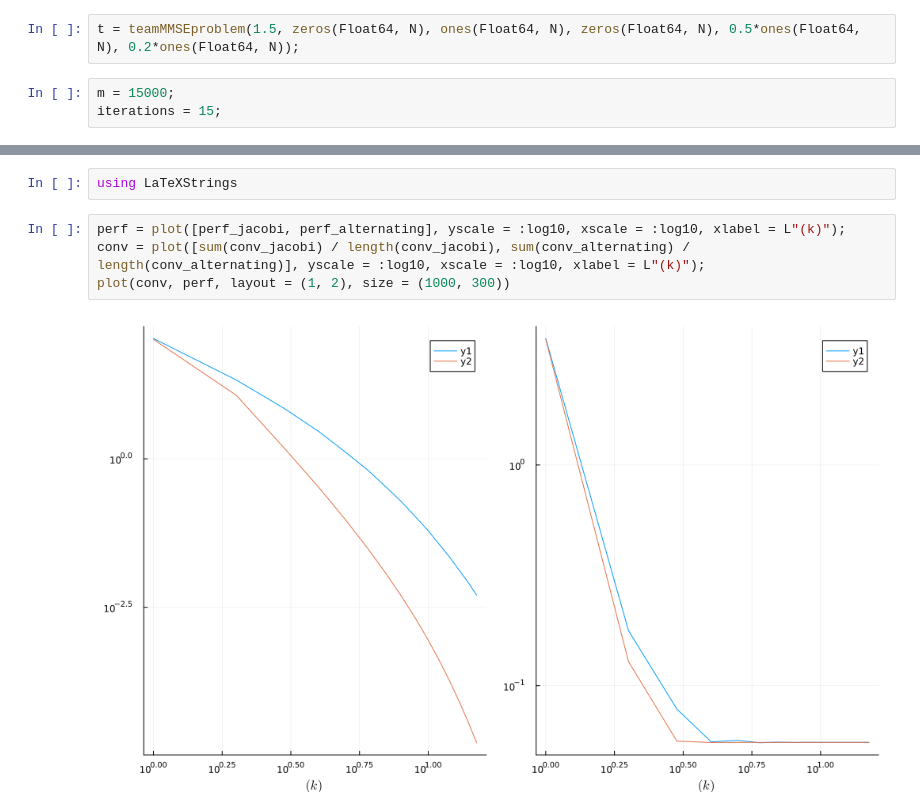
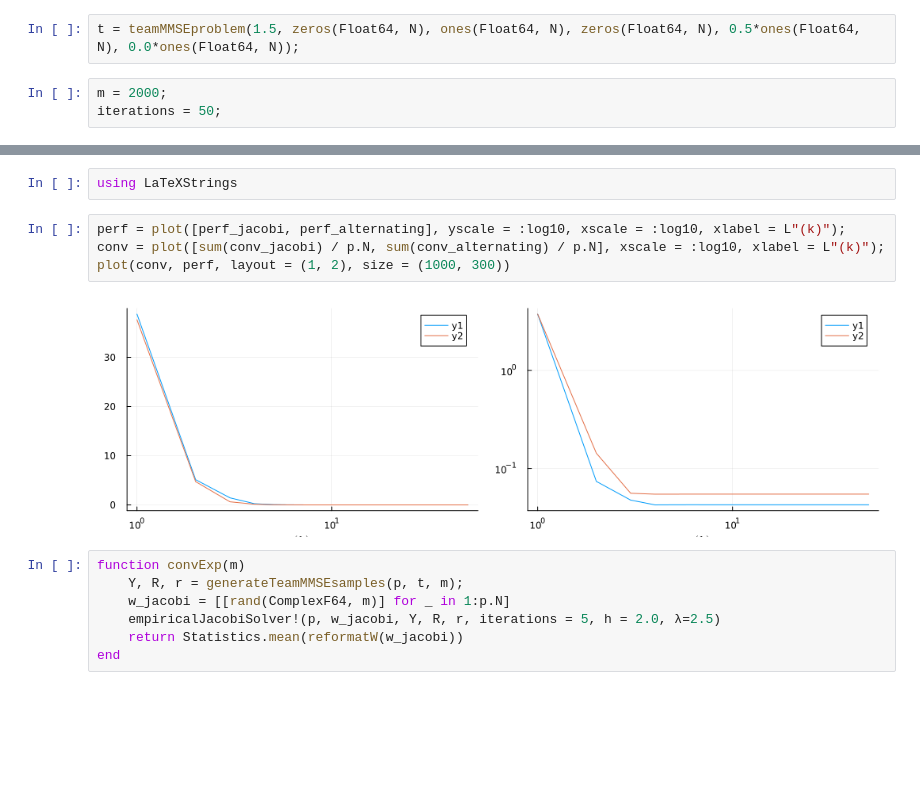
Before and after one commit to smichelena/QuadraticTeamDecisionSolver.jl, a Jupyter notebook: solverTesting.ipynb, the cells around one changed output, grey strips where cells are left out. Saved outputs shown, nothing was run; the diff lists cells and outputs as text; blank space fills up the shorter version.

Commit message:
regression solver

```diff
--- a/solverTesting.ipynb
+++ b/solverTesting.ipynb
@@ -5,9 +5,9 @@ N= 2;
 p = QuadTeamProblem(N, N*N*ones(Int64, N), ones(Int64, N), ComplexF64);
 # %%
-t = teamMMSEproblem(1.5, zeros(Float64, N), ones(Float64, N), zeros(Float64, N), 0.5*ones(Float64, N), 0.2*ones(Float64, N));
+t = teamMMSEproblem(1.5, zeros(Float64, N), ones(Float64, N), zeros(Float64, N), 0.5*ones(Float64, N), 0.0*ones(Float64, N));
 # %%
-m = 15000;
-iterations = 15;
+m = 2000;
+iterations = 50;
 # %%
 Y, R, r = generateTeamMMSEsamples(p, t, m);
 # %%
@@ -35,7 +36,14 @@ perf_alternating = [urisk(testW_alternating[k], testR, testr) for k in 1:iterati
 using LaTeXStrings
 # %%
 perf = plot([perf_jacobi, perf_alternating], yscale = :log10, xscale = :log10, xlabel = L"(k)");
-conv = plot([sum(conv_jacobi) / length(conv_jacobi), sum(conv_alternating) / length(conv_alternating)], yscale = :log10, xscale = :log10, xlabel = L"(k)");
+conv = plot([sum(conv_jacobi) / p.N, sum(conv_alternating) / p.N], xscale = :log10, xlabel = L"(k)");
 plot(conv, perf, layout = (1, 2), size = (1000, 300))
 # %% [output]
-[figure, old version]
+[figure, new version]
+# %%
+function convExp(m)
+    Y, R, r = generateTeamMMSEsamples(p, t, m);
+    w_jacobi = [[rand(ComplexF64, m)] for _ in 1:p.N]
+    empiricalJacobiSolver!(p, w_jacobi, Y, R, r, iterations = 5, h = 2.0, λ=2.5)
+    return Statistics.mean(reformatW(w_jacobi))
+end
```
Also changed, not shown: parts of 3 cells of this notebook, 3 other files.
